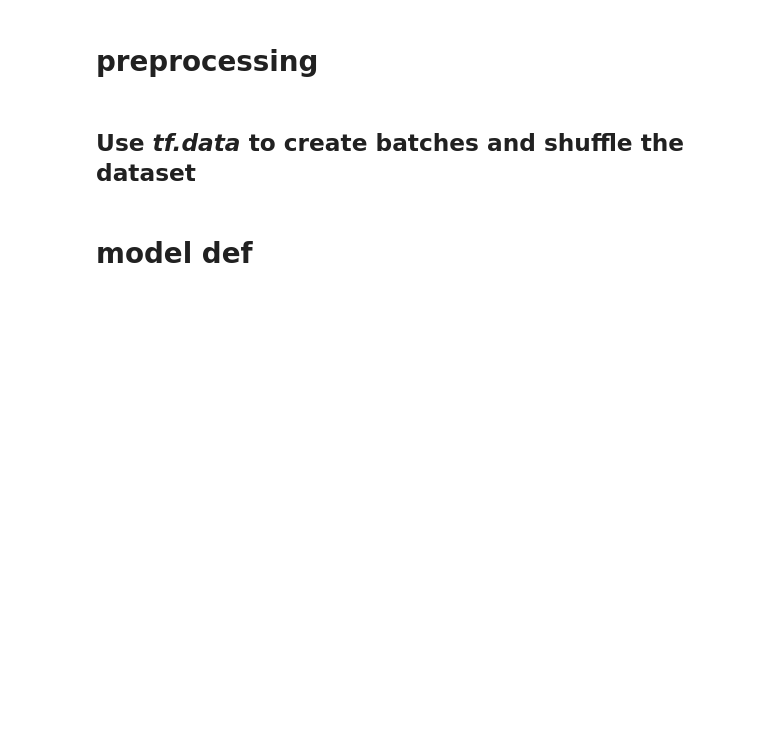
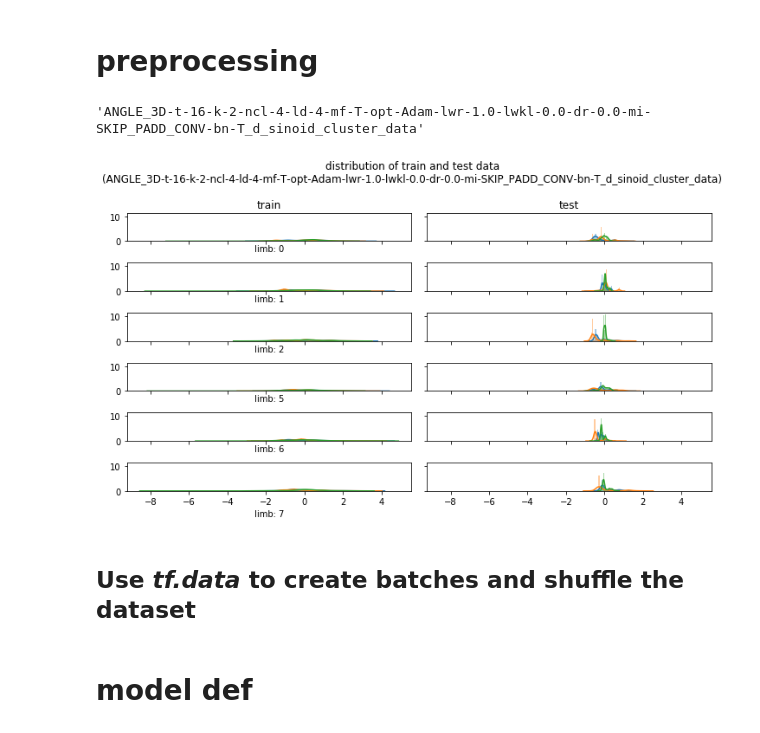
Before and after one commit to samuelsmal/drosophVAE, a Jupyter notebook: reparam_vae.ipynb, the cells around one changed output. Saved outputs shown, nothing was run; the diff lists cells and outputs as text; code cells hidden in the pictures; blank space fills up the shorter version.

```diff
--- a/reparam_vae.ipynb
+++ b/reparam_vae.ipynb
@@ -332,0 +106,5 @@ IndexError: boolean index did not match indexed array along dimension 0; dimensi
+# %%
+setup_cfg = SetupConfig()
+run_cfg = RunConfig.ANGLE_3D()
+
+frame_data, frame_labels = data_loading.load_labelled_data(run_config=run_cfg, setup_config=setup_cfg)
@@ -333 +116,3 @@ IndexError: boolean index did not match indexed array along dimension 0; dimensi
+# %%
+frame_data, frame_labels, selected_columns, normalisation_factors = preprocessing.preprocess_3d_angle_data(frame_data, frame_labels, **run_cfg.value('angle_3d_params', 'preprocessing'))
 # %%
@@ -428 +174,14 @@ reload(misc)
+# %%
+scaler = StandardScaler()
+
+n_data_points = int(frame_data.shape[0] * run_cfg['train_test_ratio'])
+
+X_train = scaler.fit_transform(frame_data[:n_data_points])
+X_test = frame_data[n_data_points:]
+y_train = frame_labels[:n_data_points]
+y_test = frame_labels[n_data_points:]
+
+if run_cfg['use_time_series']:
+    X_train, X_test, y_train, y_test = [misc.to_time_series_np(x, sequence_length=run_cfg['time_series_length'])
+                                        for x in (X_train, X_test, y_train, y_test)]
 # %%
@@ -528,17 +287,26 @@ print(f"shapes for train/test: {data_train.shape}, {data_test.shape}")
+# %%
+run_cfg.description(short=True)
+# %% [output]
+'ANGLE_3D-t-16-k-2-ncl-4-ld-4-mf-T-opt-Adam-lwr-1.0-lwkl-0.0-dr-0.0-mi-SKIP_PADD_CONV-bn-T_d_sinoid_cluster_data'
 # %%
 reload(plots)
 #
 # Making sure that the train/test distributions are not too different from each other
 #
-if run_config['use_time_series']:
+if run_cfg['use_time_series']:
     _plt_data_idx_ = np.s_[:, -1, :]
 else:
     _plt_data_idx_ = np.s_[:]
 
-if run_config['data_type'] == _DATA_TYPE_3D_ANGLE_:
-    fig = plots.plot_3d_angle_data_distribution(data_train[_plt_data_idx_], data_test[_plt_data_idx_], selected_cols, exp_desc=config.config_description(run_config))
+if run_cfg['data_type'] == data_loading.DataType.ANGLE_3D:
+    fig = plots.plot_3d_angle_data_distribution(X_train[_plt_data_idx_],
+                                                X_test[_plt_data_idx_],
+                                                selected_columns,
+                                                exp_desc=run_cfg.description())
 else:
     fig = plots.plot_2d_distribution(data_train[_plt_data_idx_], data_test[_plt_data_idx_], exp_desc=config.config_description(run_config))
+# %% [output]
+[figure, added]
 # %% [markdown]
 ## Use *tf.data* to create batches and shuffle the dataset
 # %%
```
Also changed, not shown: parts of 42 cells of this notebook, 27 other files.
